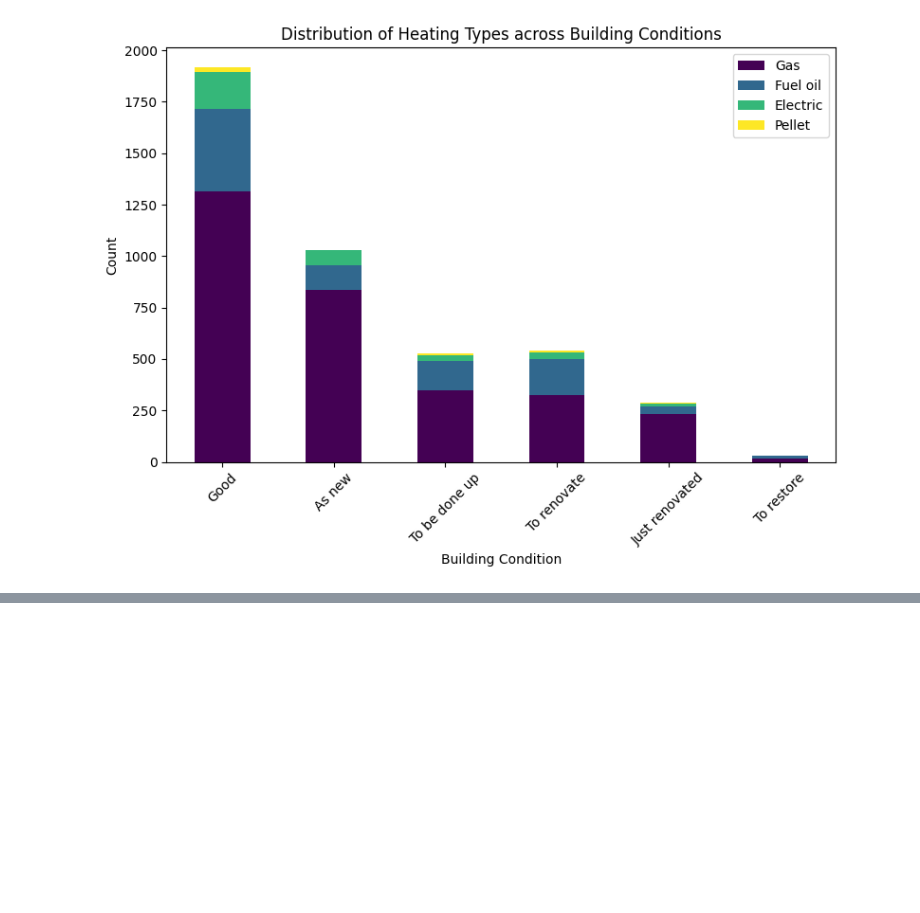
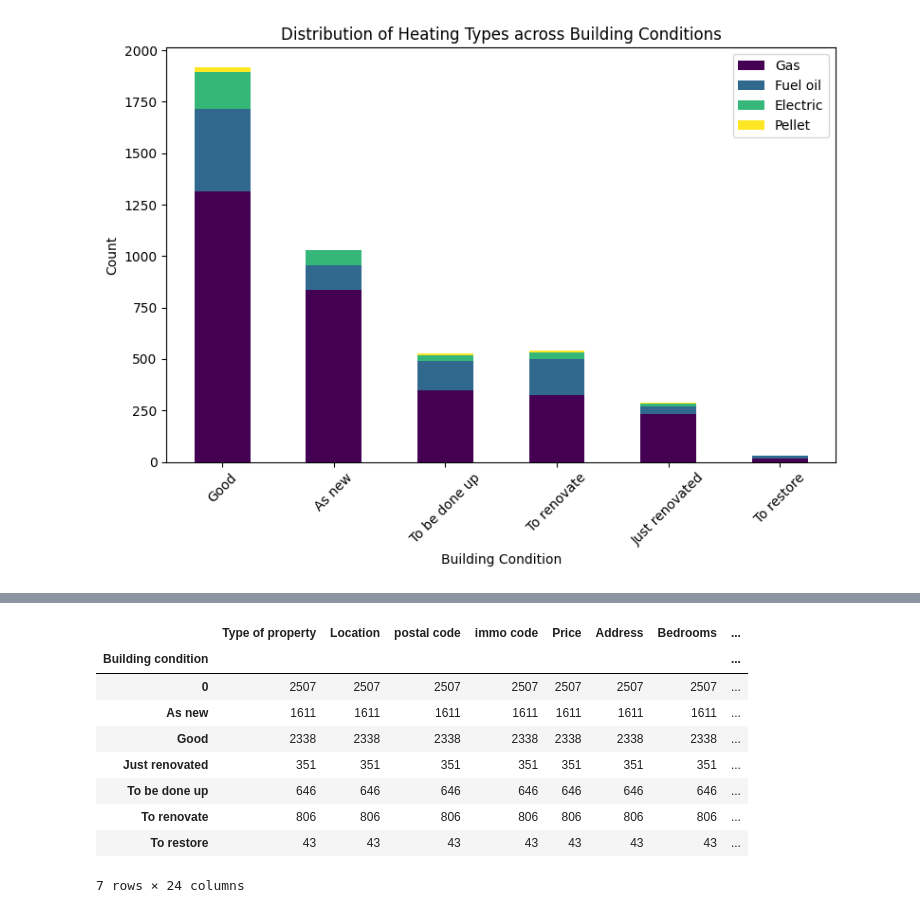
Before and after one commit to JonathanRabbi/Data_Analysis_Immo, a Jupyter notebook: Clean_Dataframe.ipynb, the cells around one changed output, grey strips where cells are left out. Drawn from its saved outputs; the diff is of its cells as text; code cells hidden in the pictures; blank space fills up the shorter version.

```diff
--- a/Clean_Dataframe.ipynb
+++ b/Clean_Dataframe.ipynb
@@ -446,0 +450,13 @@ plt.show()
+# %%
+df.groupby(['Building condition']).count()
+# %% [output]
+|  | Type of property | Location | postal code | immo code | Price | Address | Bedrooms | ... |
+| Building condition |  |  |  |  |  |  |  | ... |
+| 0 | 2507 | 2507 | 2507 | 2507 | 2507 | 2507 | 2507 | ... |
+| As new | 1611 | 1611 | 1611 | 1611 | 1611 | 1611 | 1611 | ... |
+| Good | 2338 | 2338 | 2338 | 2338 | 2338 | 2338 | 2338 | ... |
+| Just renovated | 351 | 351 | 351 | 351 | 351 | 351 | 351 | ... |
+| To be done up | 646 | 646 | 646 | 646 | 646 | 646 | 646 | ... |
+| To renovate | 806 | 806 | 806 | 806 | 806 | 806 | 806 | ... |
+| To restore | 43 | 43 | 43 | 43 | 43 | 43 | 43 | ... |
+7 rows × 24 columns
```
Also changed, not shown: parts of 3 cells of this notebook, 1 other file.
